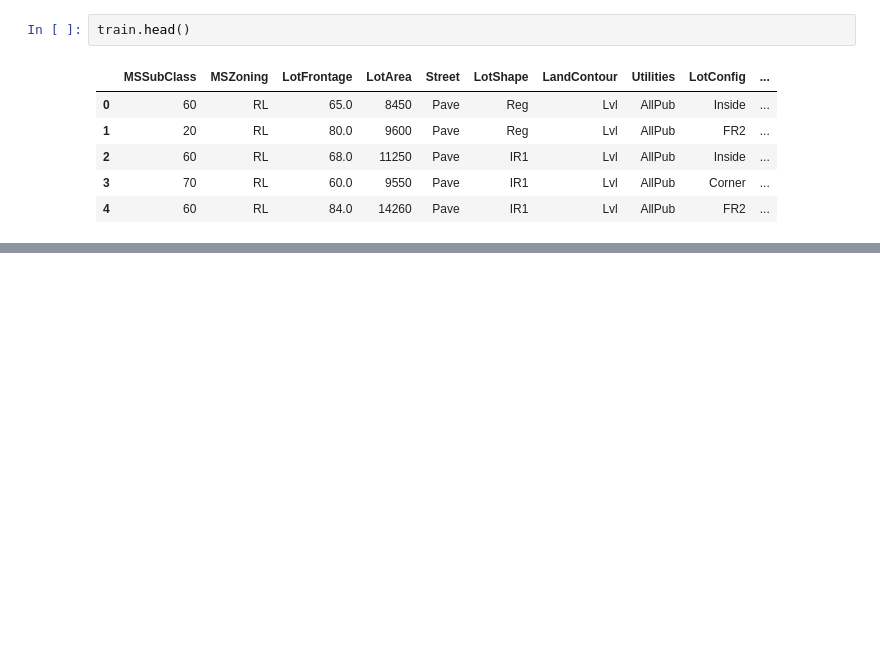
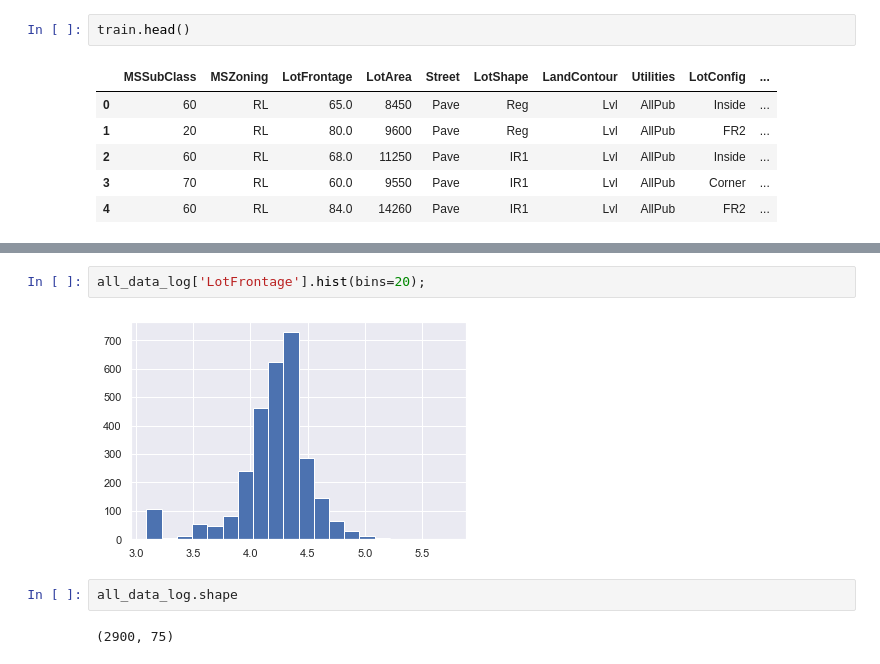
Before and after one commit to gepallas/ML_House_Prices, a Jupyter notebook: HousePrices_DataPreparation.ipynb, the cells around one changed output, grey strips where cells are left out. Saved outputs shown, nothing was run; the diff lists cells and outputs as text; blank space fills up the shorter version.

```diff
--- a/HousePrices_DataPreparation.ipynb
+++ b/HousePrices_DataPreparation.ipynb
@@ -129,0 +171,8 @@ test['GarageYrBlt'].hist(bins=20);
+# %%
+all_data_log['LotFrontage'].hist(bins=20);
+# %% [output]
+[figure, added]
+# %%
+all_data_log.shape
+# %% [output]
+(2900, 75)
```
Also changed, not shown: parts of 19 cells of this notebook.
